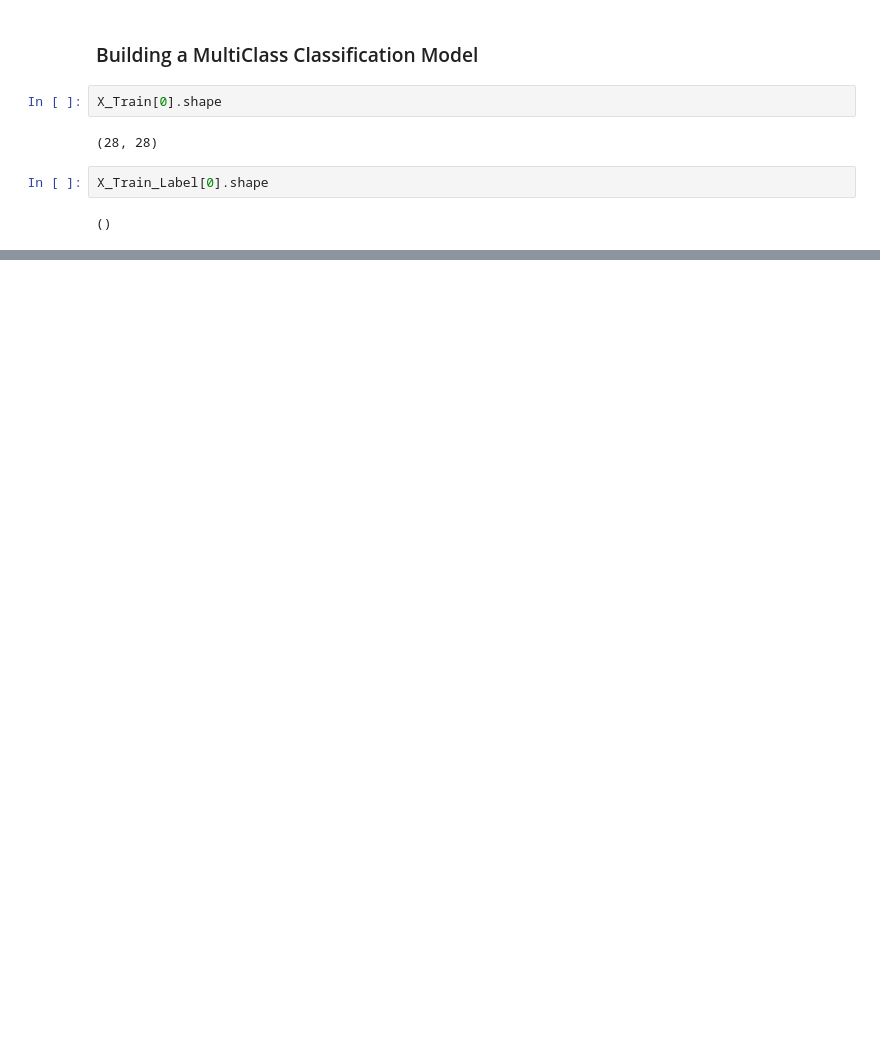
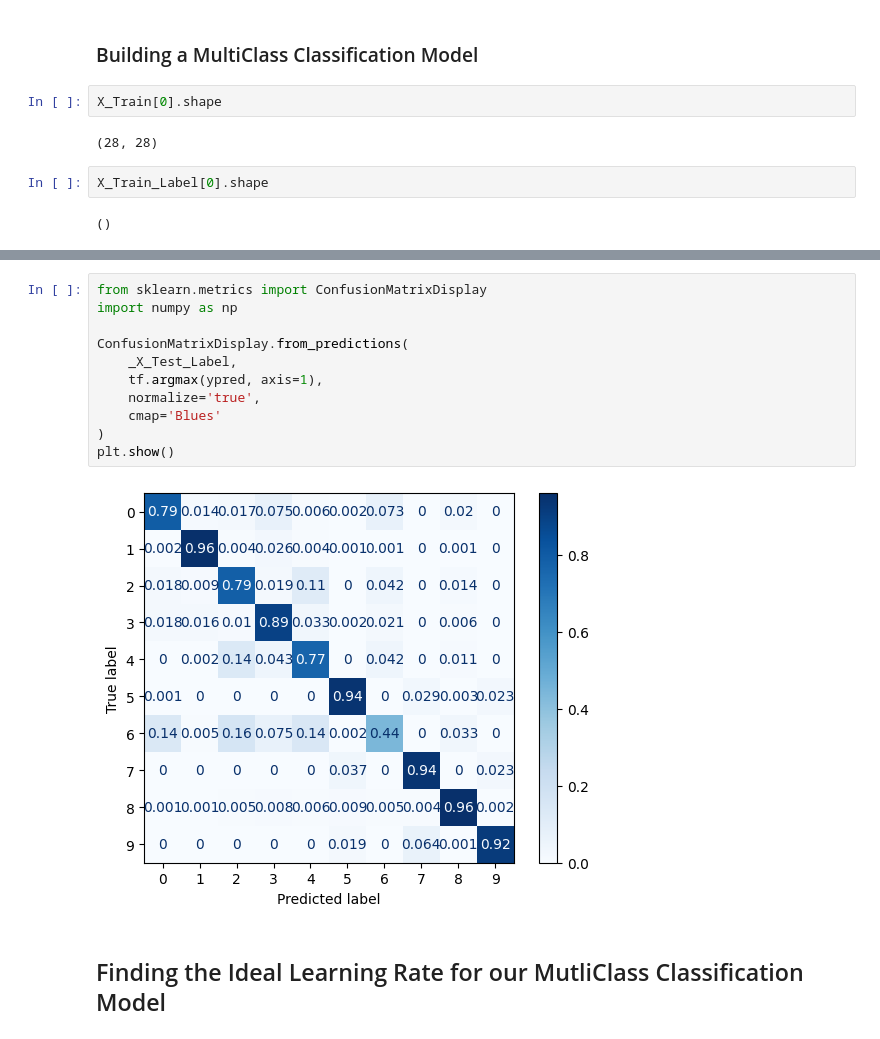
Before and after one commit to Ashwin-2408/Tensor_Flow_Learning, a Jupyter notebook: notebooks/Neural_Network_Classification.ipynb, the cells around one changed output, grey strips where cells are left out. Saved outputs shown, nothing was run; the diff lists cells and outputs as text; blank space fills up the shorter version.

```diff
--- a/notebooks/Neural_Network_Classification.ipynb
+++ b/notebooks/Neural_Network_Classification.ipynb
@@ -570,0 +676,15 @@ MultiClass_Modification_Model.evaluate(X_Test,_X_Test_Label)
+# %%
+from sklearn.metrics import ConfusionMatrixDisplay
+import numpy as np
+
+ConfusionMatrixDisplay.from_predictions(
+    _X_Test_Label,
+    tf.argmax(ypred, axis=1),
+    normalize='true',
+    cmap='Blues'
+)
+plt.show()
+# %% [output]
+[figure, added]
+# %% [markdown]
+## Finding the Ideal Learning Rate for our MutliClass Classification Model
```
Also changed, not shown: parts of 26 cells of this notebook.
